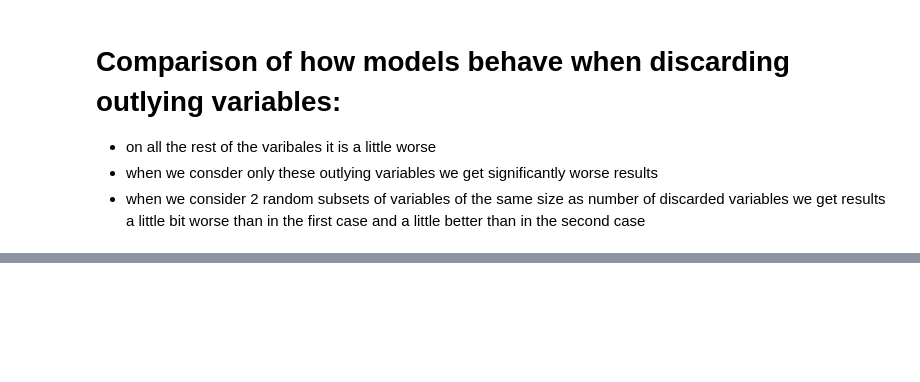
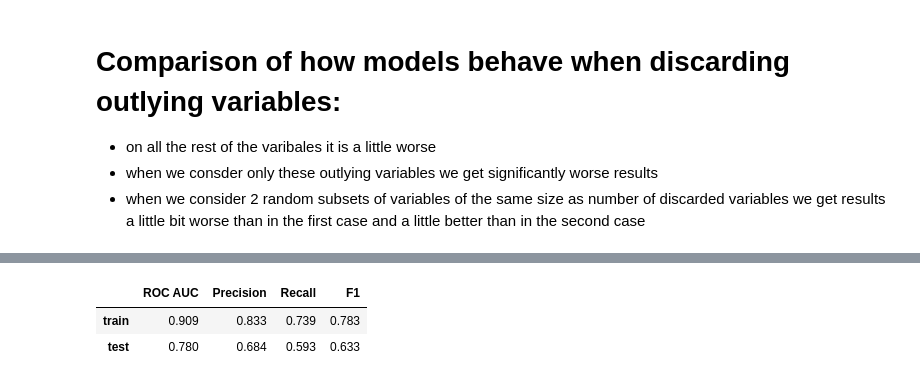
Before and after one commit to sjwilczynski/geneExpr, a Jupyter notebook: Exploration.ipynb, the cells around one changed output, grey strips where cells are left out. Cells and saved outputs as stored; diff of their text form; code cells hidden in the pictures; blank space fills up the shorter version.

```diff
--- a/Exploration.ipynb
+++ b/Exploration.ipynb
@@ -202,0 +169,24 @@ No normalization
+# %%
+train_scores_all = []
+test_scores_all = []
+n = 50
+for i in range(n):
+    dataset_random = dataset[:, np.random.choice(np.arange(p), size = dataset_05.shape[1], replace=False)]
+    X_train, X_test, y_train, y_test = train_test_split(dataset_random, labels, test_size=0.25, shuffle = True)
+    clf_logit, train_scores, test_scores = fit_clf_scores(LogisticRegression(solver="liblinear", penalty="l1", C=0.3), X_train, y_train, X_test, y_test)
+    train_scores_all += [train_scores]
+    test_scores_all += [test_scores]
+# %%
+mean_train_score = Scores()
+mean_test_score = Scores()
+for i in range(n):
+    mean_train_score += train_scores_all[i]
+    mean_test_score += test_scores_all[i]
+mean_train_score /= n
+mean_test_score /= n
+
+print_scores(mean_train_score, mean_test_score)
+# %% [output]
+|  | ROC AUC | Precision | Recall | F1 |
+| train | 0.909 | 0.833 | 0.739 | 0.783 |
+| test | 0.780 | 0.684 | 0.593 | 0.633 |
```
Also changed, not shown: parts of 12 cells of this notebook, 2 other files.
